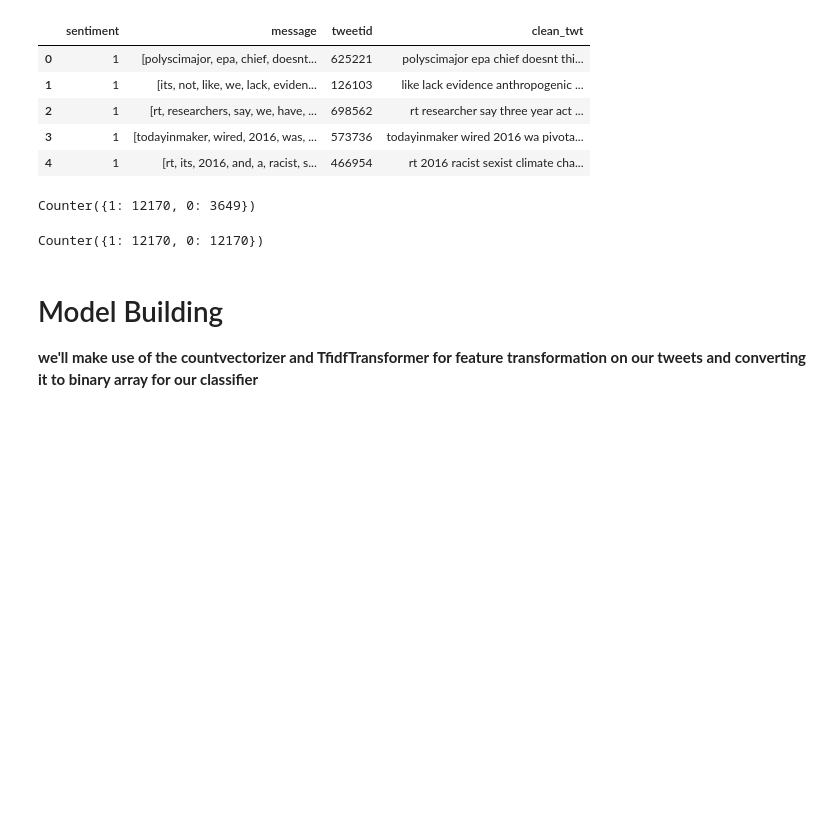
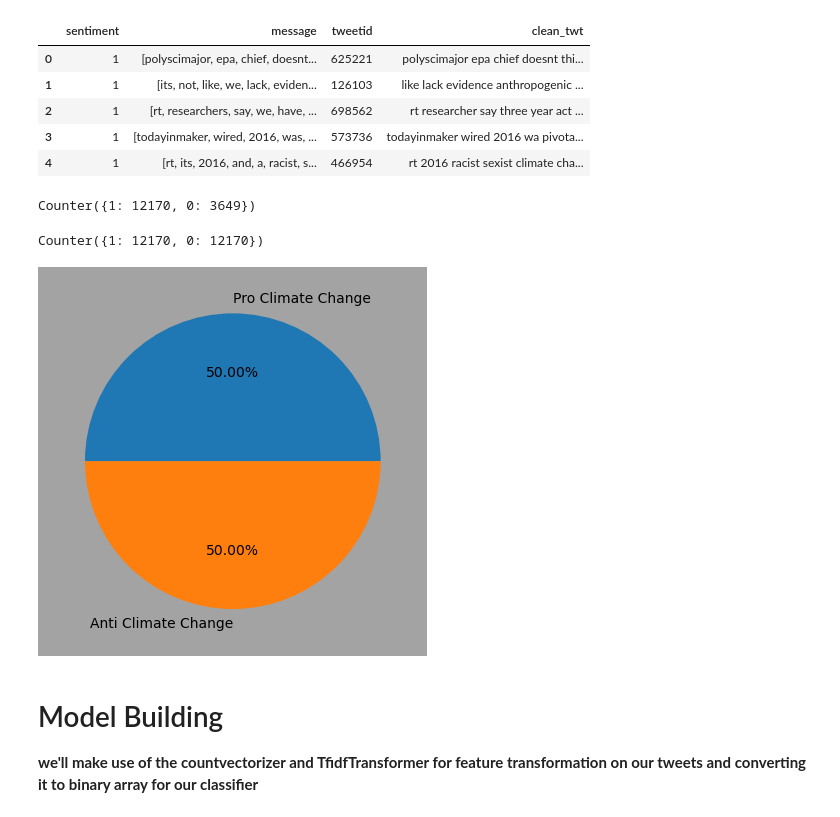
Before and after one commit to TEAM-RR7-RAVE/EA-Twitter-Sentiment-Classification, a Jupyter notebook: Classification_predict.ipynb, the cells around one changed output. Cells and saved outputs as stored; diff of their text form; code cells hidden in the pictures; blank space fills up the shorter version.

```diff
--- a/Classification_predict.ipynb
+++ b/Classification_predict.ipynb
@@ -604,9 +594,8 @@ df_new.head()
 # %%
 # Assigning the features and the labels
 
-X = df_new.clean_twt.to_numpy()
-# Reshape the features data (X) to 2D array with a single feature
-X = X.reshape(-1, 1) # features
+X = np.array(df_new.clean_twt)
+X = X.reshape(-1, 1) # reshape X to have 2 dimensions
 
 y = df_new.sentiment # Label
 # %%
@@ -620,3 +609,23 @@ X_ROS, y_ROS = ros.fit_resample(X, y)
 print(Counter(y_ROS))
 # %% [output]
 Counter({1: 12170, 0: 12170})
+# %%
+pie_y_ROS = y_ROS.value_counts()
+labels_new = y.unique()
+
+
+# Define the label mapping dictionary
+label_mapping_ROS = {1 : 'Pro Climate Change', 0 : 'Anti Climate Change'}
+
+# Create a vectorized function to apply the mapping
+vfunc_ROS = np.vectorize(lambda x: label_mapping_ROS[x])
+
+# Apply the mapping to the labels
+mapped_labels_ROS = vfunc_ROS(labels_new)
+
+# Remove the white background
+plt.figure().set_facecolor('#A3A3A3')
+plt.pie(pie_y_ROS ,autopct='%0.2f%%', labels = mapped_labels_ROS)
+plt.show()
+# %% [output]
+[figure, added]
```
Also changed, not shown: parts of 44 cells of this notebook.
